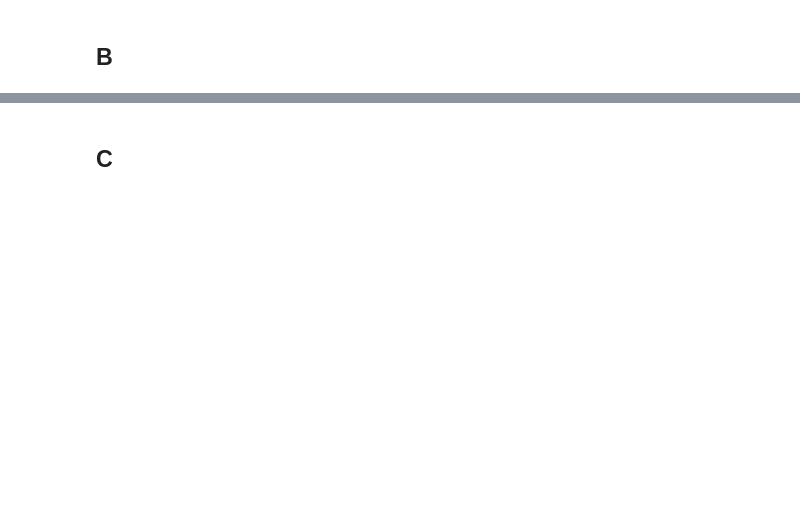
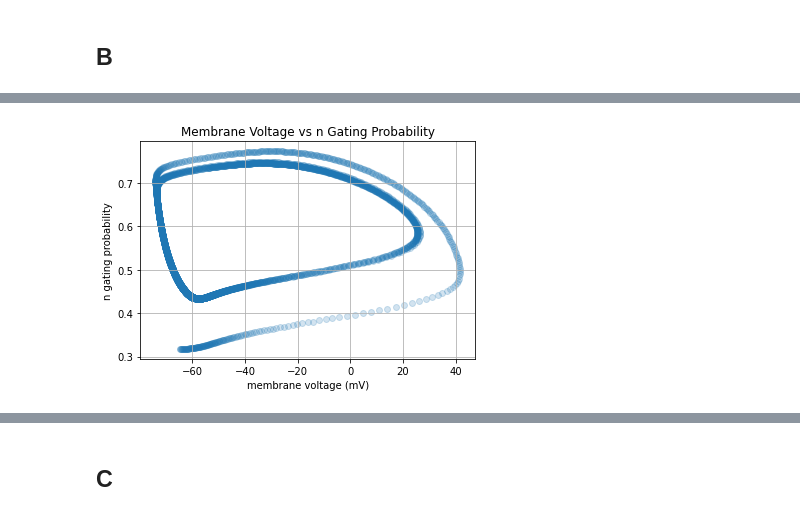
Before and after one commit to bramantyois/mns, a Jupyter notebook: exercise_07.ipynb, the cells around one changed output, grey strips where cells are left out. Drawn from its saved outputs; the diff is of its cells as text; code cells hidden in the pictures; blank space fills up the shorter version.

```diff
--- a/exercise_07.ipynb
+++ b/exercise_07.ipynb
@@ -149,0 +185,9 @@ plt.legend()
+# %%
+plt.title('Membrane Voltage vs n Gating Probability')
+plt.scatter(ret['v_m'],ret['n'], alpha=0.2)
+plt.xlabel('membrane voltage (mV)')
+plt.ylabel('n gating probability')
+plt.grid()
+plt.show()
+# %% [output]
+[figure, added]
```
Also changed, not shown: parts of 31 cells of this notebook.
